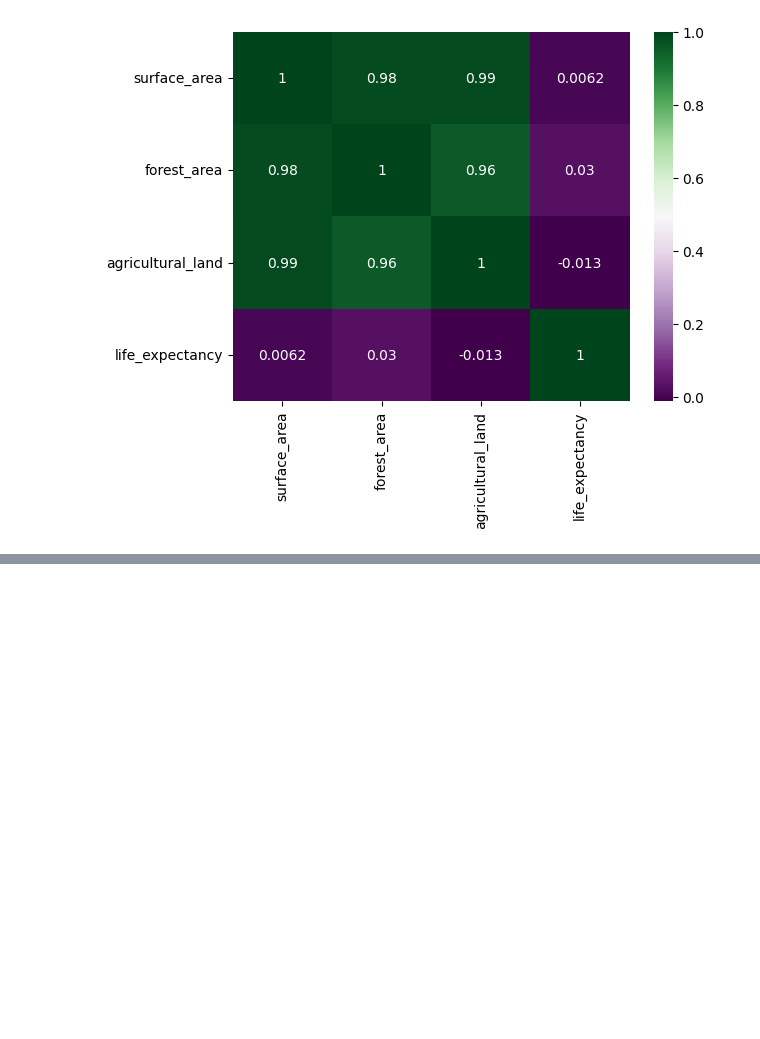
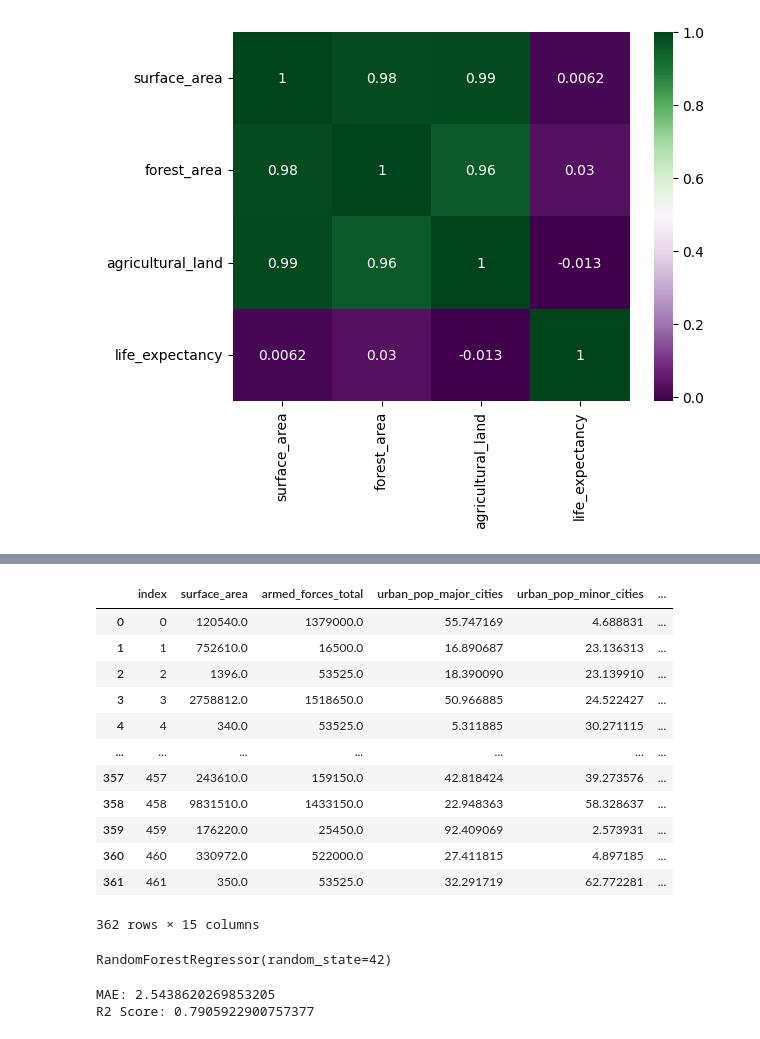
Before and after one commit to LastWarr/divya_portfolio_project, a Jupyter notebook: hackerrank/hackerrank_solved.ipynb, the cells around one changed output, grey strips where cells are left out. Cells and saved outputs as stored; diff of their text form; code cells hidden in the pictures; blank space fills up the shorter version.

```diff
--- a/hackerrank/hackerrank_solved.ipynb
+++ b/hackerrank/hackerrank_solved.ipynb
@@ -179,0 +179,35 @@ train_df[["armed_forces_total", "inflation_annual","secure_internet_servers_tota
+# %%
+train_df
+# %% [output]
+|  | index | surface_area | armed_forces_total | urban_pop_major_cities | urban_pop_minor_cities | ... |
+| 0 | 0 | 120540.0 | 1379000.0 | 55.747169 | 4.688831 | ... |
+| 1 | 1 | 752610.0 | 16500.0 | 16.890687 | 23.136313 | ... |
+| 2 | 2 | 1396.0 | 53525.0 | 18.390090 | 23.139910 | ... |
+| 3 | 3 | 2758812.0 | 1518650.0 | 50.966885 | 24.522427 | ... |
+| 4 | 4 | 340.0 | 53525.0 | 5.311885 | 30.271115 | ... |
+| ... | ... | ... | ... | ... | ... | ... |
+| 357 | 457 | 243610.0 | 159150.0 | 42.818424 | 39.273576 | ... |
+| 358 | 458 | 9831510.0 | 1433150.0 | 22.948363 | 58.328637 | ... |
+| 359 | 459 | 176220.0 | 25450.0 | 92.409069 | 2.573931 | ... |
+| 360 | 460 | 330972.0 | 522000.0 | 27.411815 | 4.897185 | ... |
+| 361 | 461 | 350.0 | 53525.0 | 32.291719 | 62.772281 | ... |
+362 rows × 15 columns
+# %%
+train_df_X = train_df.drop(columns=['index', 'life_expectancy'])
+train_df_y = train_df['life_expectancy']
+Xtrain, Xtest, ytrain, ytest = train_test_split(train_df_X, train_df_y, test_size=0.3, random_state=42)
+model = RandomForestRegressor(n_estimators=100, random_state=42)
+# Features and target variable
+
+X_test = test_df.drop(columns=['index'])
+# Fit the model
+model.fit(Xtrain, ytrain)
+# %% [output]
+RandomForestRegressor(random_state=42)
+# %%
+y_pred = model.predict(Xtest)
+print("MAE:", mean_absolute_error(ytest, y_pred))
+print("R2 Score:", r2_score(ytest, y_pred))
+# %% [output]
+MAE: 2.5438620269853205
+R2 Score: 0.7905922900757377
```
Also changed, not shown: parts of 12 cells of this notebook.
